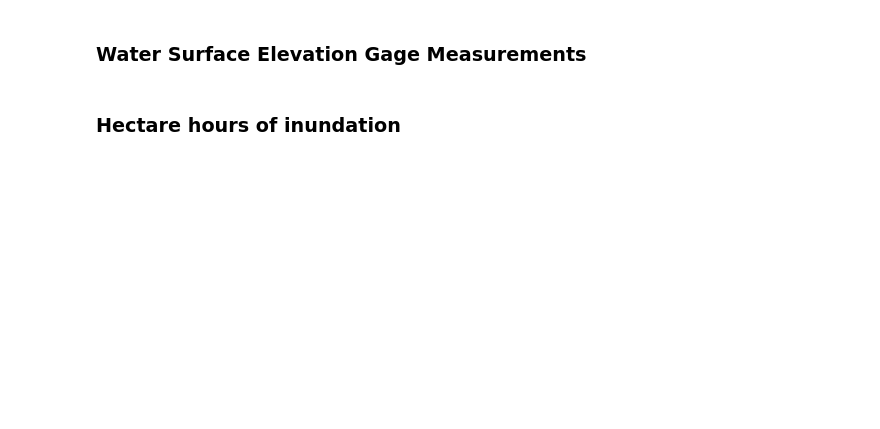
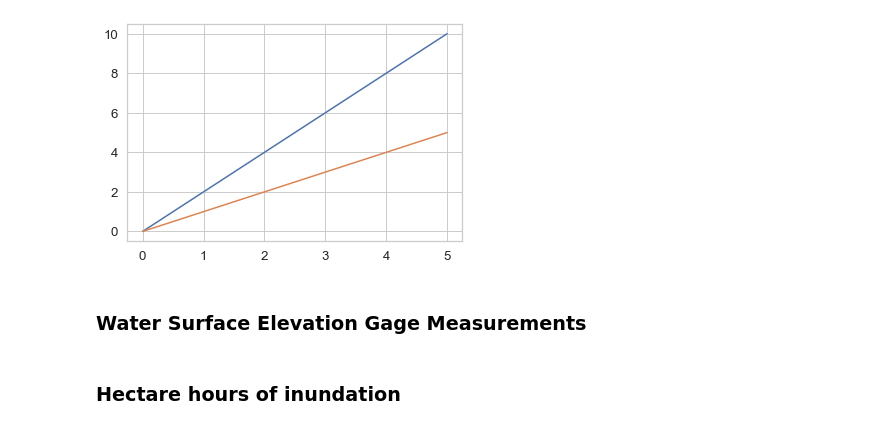
Before and after one commit to crvernon/atiim, a Jupyter notebook: noteboooks/quickstarter.ipynb, the cells around one changed output. Saved outputs shown, nothing was run; the diff lists cells and outputs as text; code cells hidden in the pictures; blank space fills up the shorter version.

```diff
--- a/noteboooks/quickstarter.ipynb
+++ b/noteboooks/quickstarter.ipynb
@@ -303,6 +279,23 @@ Wall time: 8.26 s
 | 0 | POLYGON ((446955.750 5128516.381,... | 120 | 462 | 1.2 | 2656.6875 | 0.265669 | 657.0 | 122.738962 |
 | 0 | POLYGON ((447280.500 5128854.631,... | 130 | 231 | 1.3 | 5967.0000 | 0.596700 | 2023.5 | 137.837700 |
 | 0 | POLYGON ((447281.250 5128857.631,... | 140 | 177 | 1.4 | 7023.3750 | 0.702338 | 2086.5 | 124.313738 |
+# %%
+def overplot(func):
+    def testplot_wrapper():
+        x, y = np.linspace(0,5), np.linspace(0,10)
+        plt.plot(x,y)
+        func()
+    return(testplot_wrapper)
+
+@overplot
+def testplot():
+    x, y = np.linspace(0,5), np.linspace(0,5)
+    plt.plot(x,y)
+
+testplot()
+plt.show()
+# %% [output]
+[figure, added]
 # %% [markdown]
 ### Water Surface Elevation Gage Measurements
 # %%
```
Also changed, not shown: parts of 10 cells of this notebook, 1 other file.
